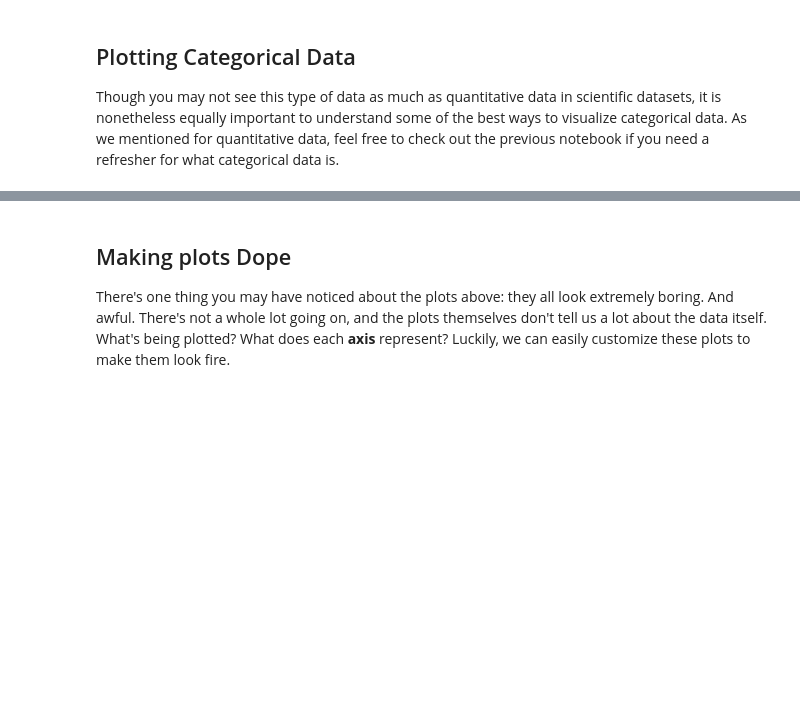
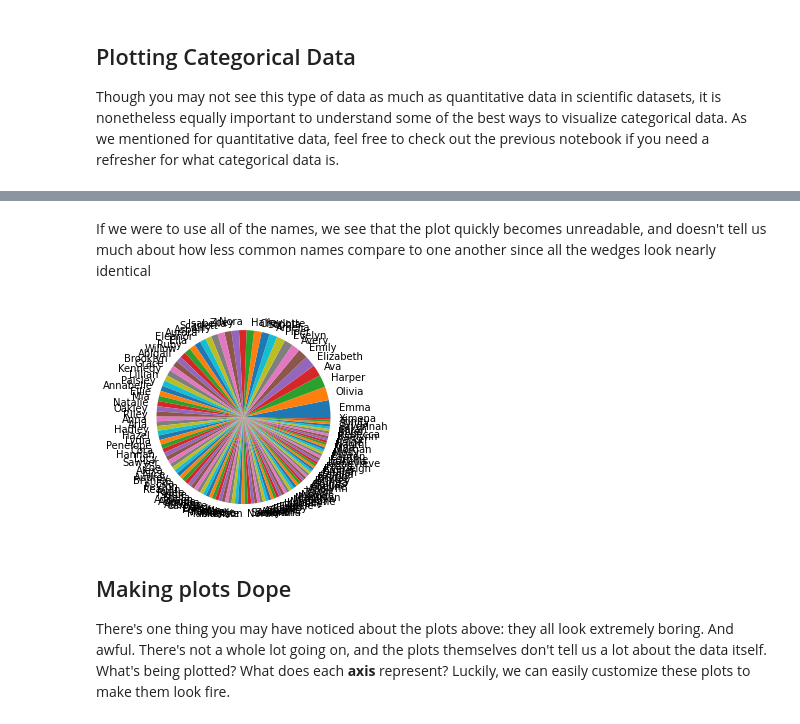
Before and after one commit to Sci-Teens/ecology-program, a Jupyter notebook: Lesson Three.ipynb, the cells around one changed output, grey strips where cells are left out. Saved outputs shown, nothing was run; the diff lists cells and outputs as text; code cells hidden in the pictures; blank space fills up the shorter version.

```diff
--- a/Lesson Three.ipynb
+++ b/Lesson Three.ipynb
@@ -60,3 +66,10 @@ Though you may not see this type of data as much as quantitative data in scienti
+# %% [markdown]
+If we were to use all of the names, we see that the plot quickly becomes unreadable, and doesn't tell us much about how less common names compare to one another since all the wedges look nearly identical
+# %%
+plt.pie(girls_wyoming_2016['Count'], labels=girls_wyoming_2016['Name'])
+plt.show()
+# %% [output]
+[figure, added]
 # %% [markdown]
 ## Making plots Dope
 There's one thing you may have noticed about the plots above: they all look extremely boring. And awful. There's not a whole lot going on, and the plots themselves don't tell us a lot about the data itself. What's being plotted? What does each **axis** represent? Luckily, we can easily customize these plots to make them look fire.
```
Also changed, not shown: parts of 34 cells of this notebook.
